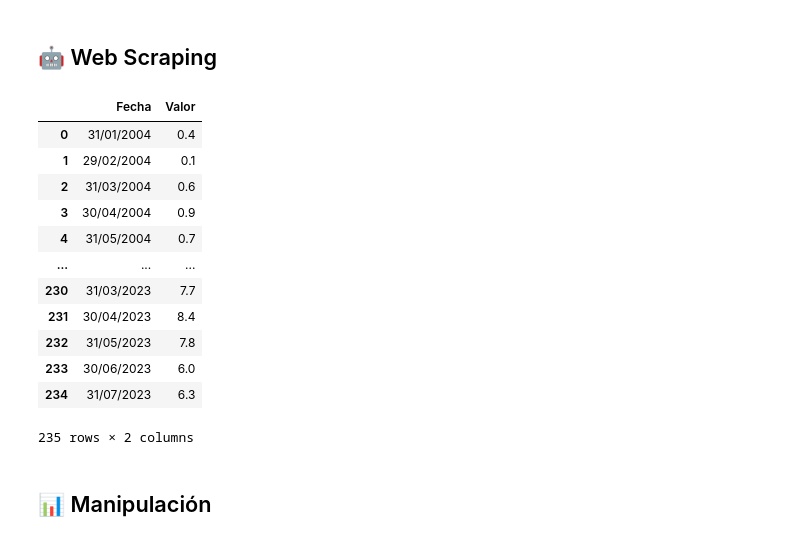
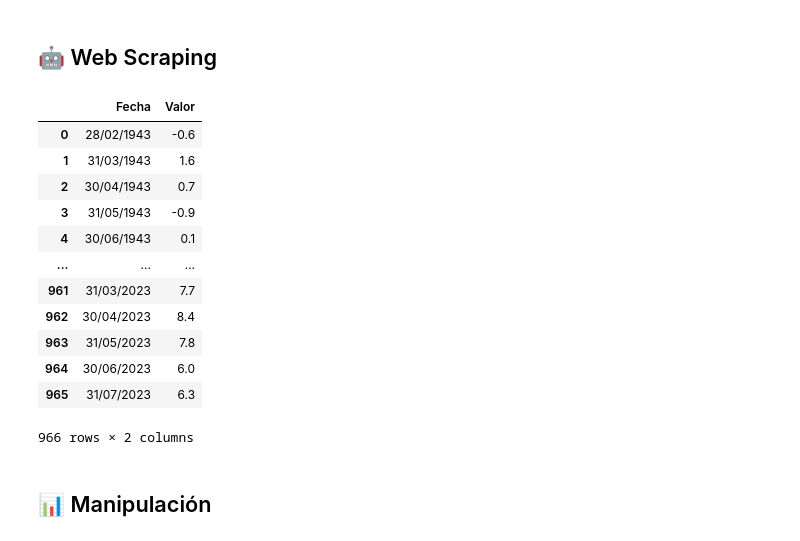
Before and after one commit to mauroemartinez/inflation_web_scraping, a Jupyter notebook: Inflación_Argentina_Scraping.ipynb, the cells around one changed output. Saved outputs shown, nothing was run; the diff lists cells and outputs as text; code cells hidden in the pictures.

```diff
--- a/Inflación_Argentina_Scraping.ipynb
+++ b/Inflación_Argentina_Scraping.ipynb
@@ -43,57 +44,63 @@ inflacion_mensual = driver.find_element(
 )
 inflacion_mensual.click()
 
+# Guardemos los valores de los atributos min y max
+input_fecha_hasta = driver.find_element_by_name('fecha_hasta')
+input_fecha_hasta_min = input_fecha_hasta.get_attribute('min')
+input_fecha_hasta_max = input_fecha_hasta.get_attribute('max')
+# Las fechas son %Y-%m-%d, hay que convertir a %d-%m-%y
+input_fecha_hasta_min = datetime.strptime(input_fecha_hasta_min, "%Y-%m-%d").strftime("%d-%m-%Y")
+input_fecha_hasta_max = datetime.strptime(input_fecha_hasta_max, "%Y-%m-%d").strftime("%d-%m-%Y")
+
 filtro_fecha_inicio = driver.find_element(
         "xpath", "/html/body/div/div[2]/div/div[2]/div/div/form/input[1]"
 )
-filtro_fecha_inicio
-
-filtro_fecha_inicio.send_keys("31/01/2004")
+filtro_fecha_inicio.send_keys(input_fecha_hasta_min)
 
 # Fecha máxima
 filtro_fecha_fin = driver.find_element(
         "xpath", "/html/body/div/div[2]/div/div[2]/div/div/form/input[2]"
 )
-filtro_fecha_fin
-
-filtro_fecha_fin.send_keys("31-07-2023")
+filtro_fecha_fin.send_keys(input_fecha_hasta_max)
 
 time.sleep(2)
 
 # Click en consultar
 boton_filtrar = WebDriverWait(driver, 10).until(
     EC.presence_of_element_located(
         ("xpath", "/html/body/div/div[2]/div/div[2]/div/div/form/button")
     )
 )
 driver.execute_script("arguments[0].click();", boton_filtrar)
 
 time.sleep(2)
 
 # Tomamos el contenido HTML de la tabla
 tabla = driver.find_element(
     "xpath", "/html/body/div/div[2]/div/div[2]/div/div/table"
 )
 tabla = tabla.get_attribute("outerHTML")
 
+driver.close()
+
 # Como en Argentina usamos la , en vez del . como Python, entonces los datos vienen mal de por sí
 # Lo corregimos agregando que el separador de miles de la tabla sea , y no .
 inflacion_df = pd.read_html(tabla, thousands='.', decimal=',')[0]
 inflacion_df
 # %% [output]
 |  | Fecha | Valor |
-| 0 | 31/01/2004 | 0.4 |
-| 1 | 29/02/2004 | 0.1 |
-| 2 | 31/03/2004 | 0.6 |
-| 3 | 30/04/2004 | 0.9 |
-| 4 | 31/05/2004 | 0.7 |
+| 0 | 28/02/1943 | -0.6 |
+| 1 | 31/03/1943 | 1.6 |
+| 2 | 30/04/1943 | 0.7 |
+| 3 | 31/05/1943 | -0.9 |
+| 4 | 30/06/1943 | 0.1 |
 | ... | ... | ... |
-| 230 | 31/03/2023 | 7.7 |
-| 231 | 30/04/2023 | 8.4 |
-| 232 | 31/05/2023 | 7.8 |
-| 233 | 30/06/2023 | 6.0 |
-| 234 | 31/07/2023 | 6.3 |
+| 961 | 31/03/2023 | 7.7 |
+| 962 | 30/04/2023 | 8.4 |
+| 963 | 31/05/2023 | 7.8 |
+| 964 | 30/06/2023 | 6.0 |
+| 965 | 31/07/2023 | 6.3 |
-235 rows × 2 columns
+966 rows × 2 columns
 # %% [markdown]
 ## 📊 Manipulación
 # %%
```
Also changed, not shown: parts of 6 cells of this notebook.
